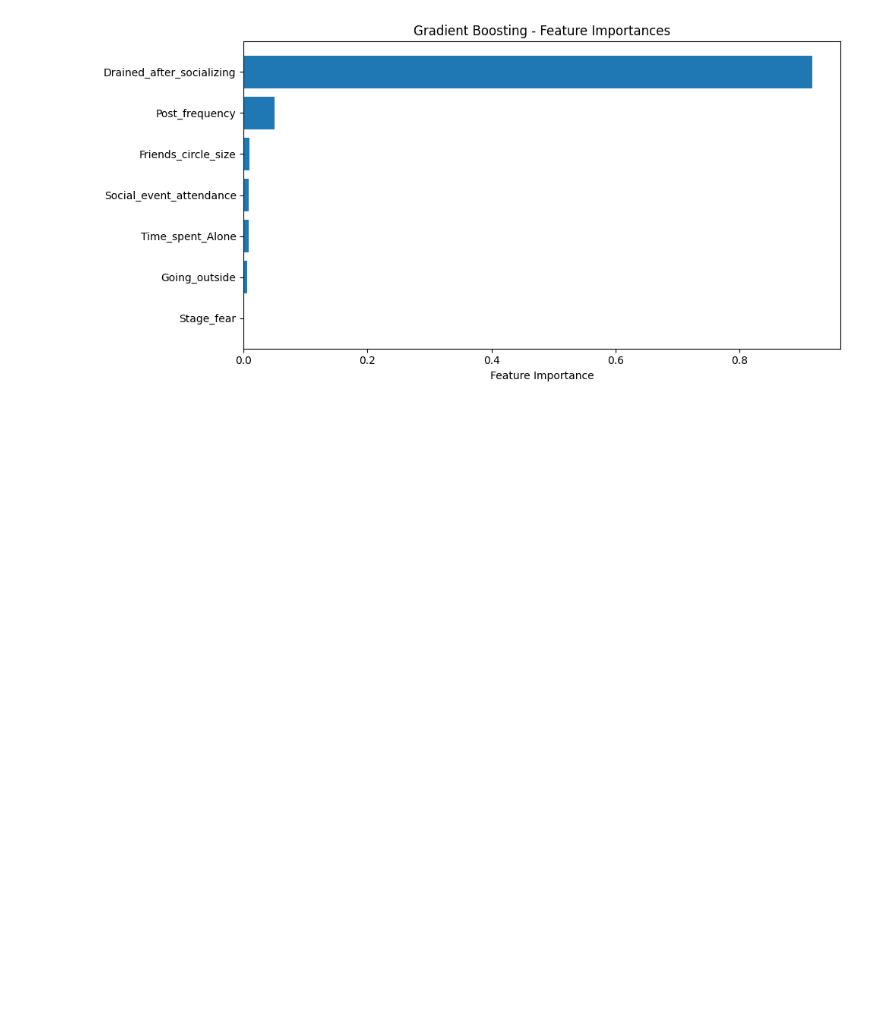
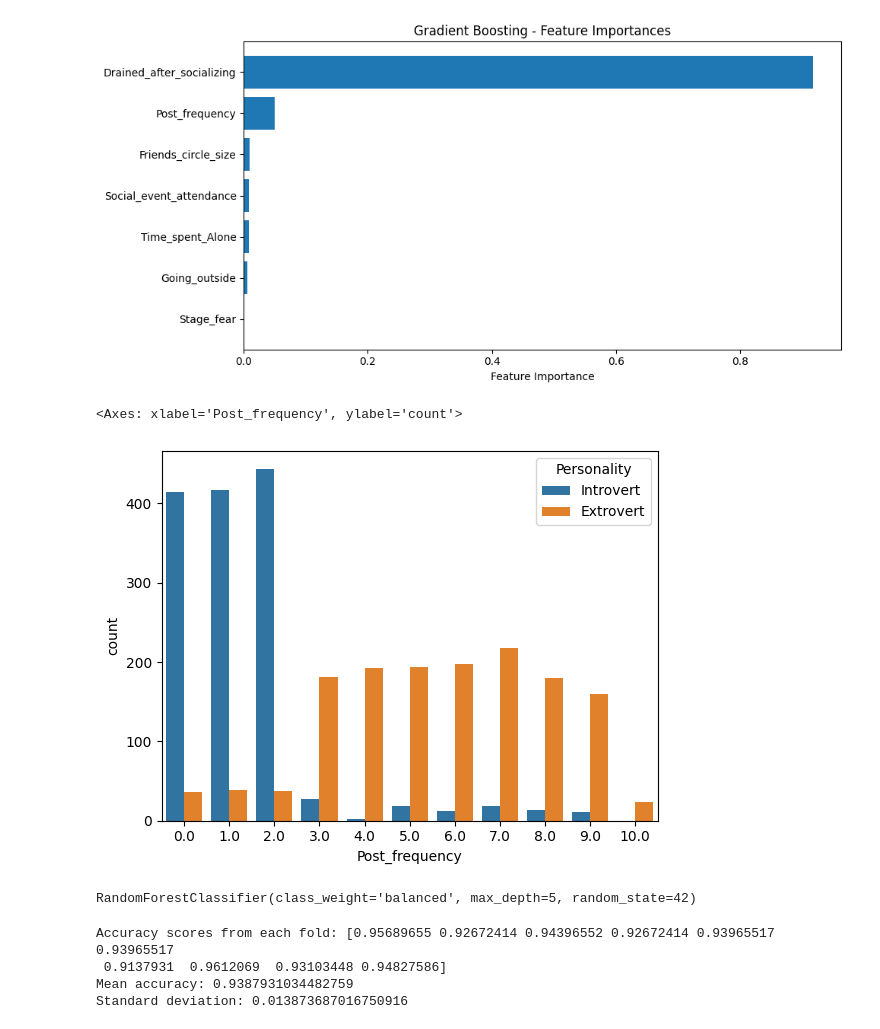
Before and after one commit to praful-srinivasan-027/Extrovert-Introvert, a Jupyter notebook: Human Behaviour.ipynb, the cells around one changed output. Saved outputs shown, nothing was run; the diff lists cells and outputs as text; code cells hidden in the pictures; blank space fills up the shorter version.

Commit message:
Dropped Post frequency due to high model sensitivity

```diff
--- a/Human Behaviour.ipynb
+++ b/Human Behaviour.ipynb
@@ -312,3 +312,9 @@ plt.tight_layout()
 plt.show()
 # %% [output]
 [figure]
+# %%
+import seaborn as sns
+sns.countplot(x='Post_frequency', hue='Personality', data=df)
+# %% [output]
+<Axes: xlabel='Post_frequency', ylabel='count'>
+[figure, added]
@@ -314,0 +334,15 @@ plt.show()
+# %%
+forest_clas_new = RandomForestClassifier(max_depth=5,max_features='sqrt',random_state=42,class_weight='balanced')
+forest_clas_new.fit(behaviour_no_post_prepared, behaviour_labels)
+# %% [output]
+RandomForestClassifier(class_weight='balanced', max_depth=5, random_state=42)
+# %%
+forest_clas_new_scores=cross_val_score(forest_clas_new,behaviour_no_post_prepared,behaviour_labels,scoring='accuracy',cv=10)
+print("Accuracy scores from each fold:", forest_clas_new_scores)
+print("Mean accuracy:", forest_clas_new_scores.mean())
+print("Standard deviation:", forest_clas_new_scores.std())
+# %% [output]
+Accuracy scores from each fold: [0.95689655 0.92672414 0.94396552 0.92672414 0.93965517 0.93965517
+ 0.9137931  0.9612069  0.93103448 0.94827586]
+Mean accuracy: 0.9387931034482759
+Standard deviation: 0.013873687016750916
```
Also changed, not shown: parts of 8 cells of this notebook.
